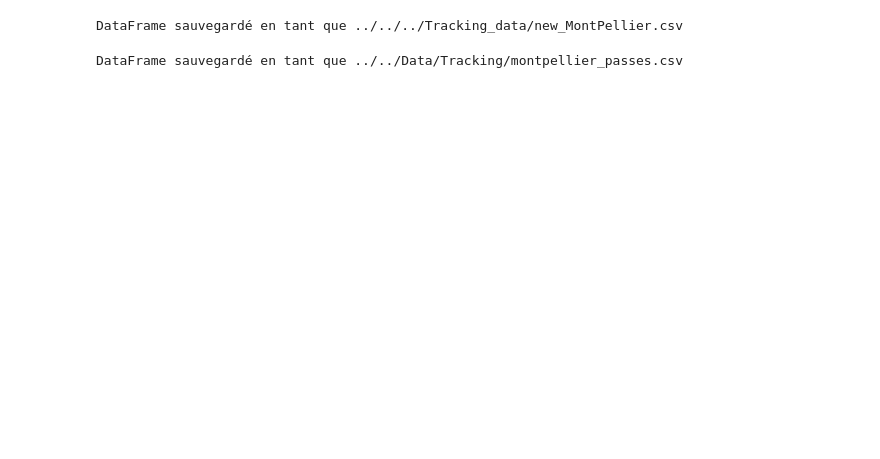
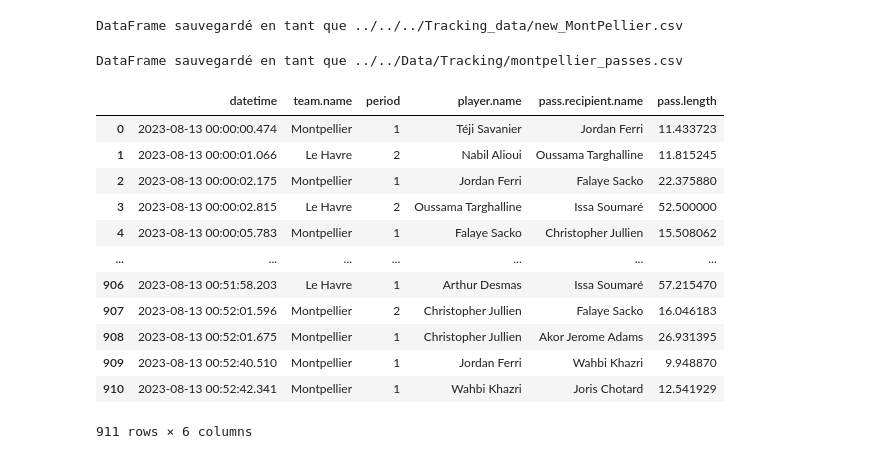
Before and after one commit to Uthmankontao/STAGE, a Jupyter notebook: Analyses/Network_passes/Montpellier.ipynb, the cells around one changed output. Saved outputs shown, nothing was run; the diff lists cells and outputs as text; code cells hidden in the pictures; blank space fills up the shorter version.

Commit message:
les passes pas ok

```diff
--- a/Analyses/Network_passes/Montpellier.ipynb
+++ b/Analyses/Network_passes/Montpellier.ipynb
@@ -24,3 +24,18 @@ sauvegarder_dataframe_en_csv(df_passes, data_passes)
 DataFrame sauvegardé en tant que ../../Data/Tracking/montpellier_passes.csv
 # %%
 df_passes = pd.read_csv('../../Data/Tracking/montpellier_passes.csv')
+df_passes
+# %% [output]
+|  | datetime | team.name | period | player.name | pass.recipient.name | pass.length |
+| 0 | 2023-08-13 00:00:00.474 | Montpellier | 1 | Téji Savanier | Jordan Ferri | 11.433723 |
+| 1 | 2023-08-13 00:00:01.066 | Le Havre | 2 | Nabil Alioui | Oussama Targhalline | 11.815245 |
+| 2 | 2023-08-13 00:00:02.175 | Montpellier | 1 | Jordan Ferri | Falaye Sacko | 22.375880 |
+| 3 | 2023-08-13 00:00:02.815 | Le Havre | 2 | Oussama Targhalline | Issa Soumaré | 52.500000 |
+| 4 | 2023-08-13 00:00:05.783 | Montpellier | 1 | Falaye Sacko | Christopher Jullien | 15.508062 |
+| ... | ... | ... | ... | ... | ... | ... |
+| 906 | 2023-08-13 00:51:58.203 | Le Havre | 1 | Arthur Desmas | Issa Soumaré | 57.215470 |
+| 907 | 2023-08-13 00:52:01.596 | Montpellier | 2 | Christopher Jullien | Falaye Sacko | 16.046183 |
+| 908 | 2023-08-13 00:52:01.675 | Montpellier | 1 | Christopher Jullien | Akor Jerome Adams | 26.931395 |
+| 909 | 2023-08-13 00:52:40.510 | Montpellier | 1 | Jordan Ferri | Wahbi Khazri | 9.948870 |
+| 910 | 2023-08-13 00:52:42.341 | Montpellier | 1 | Wahbi Khazri | Joris Chotard | 12.541929 |
+911 rows × 6 columns
```
Also changed, not shown: parts of 1 cell of this notebook.
